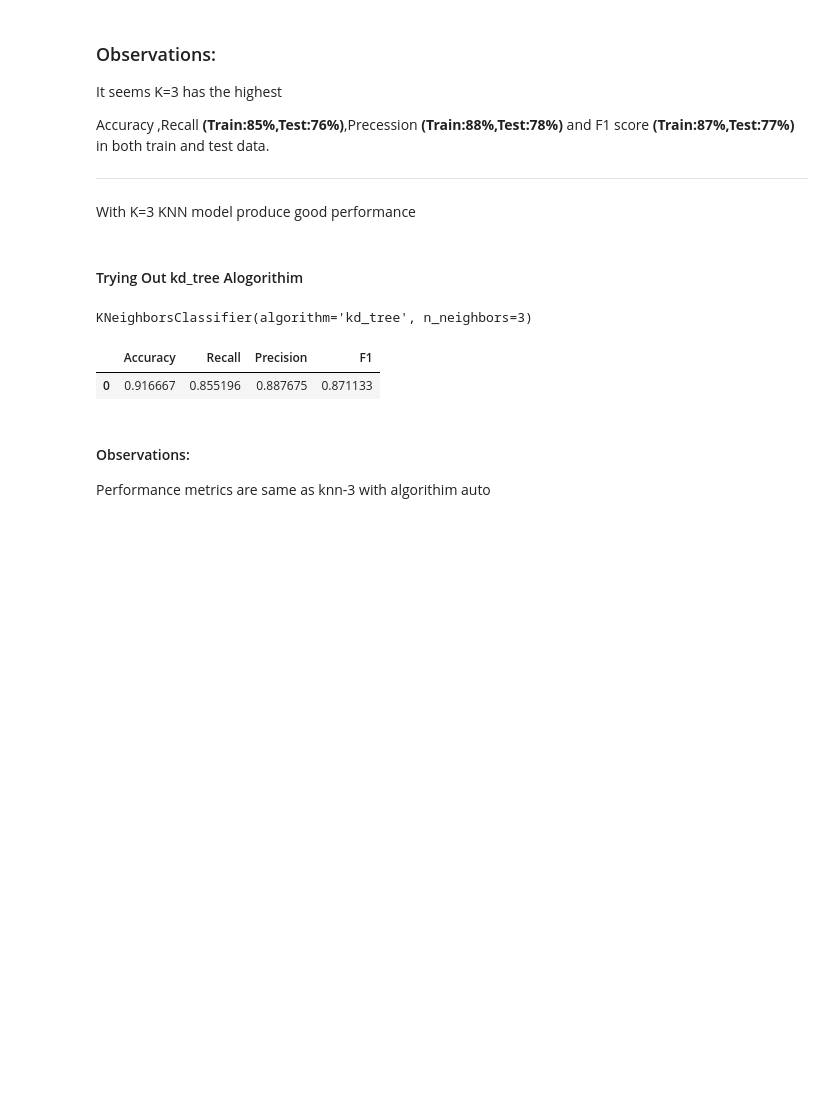
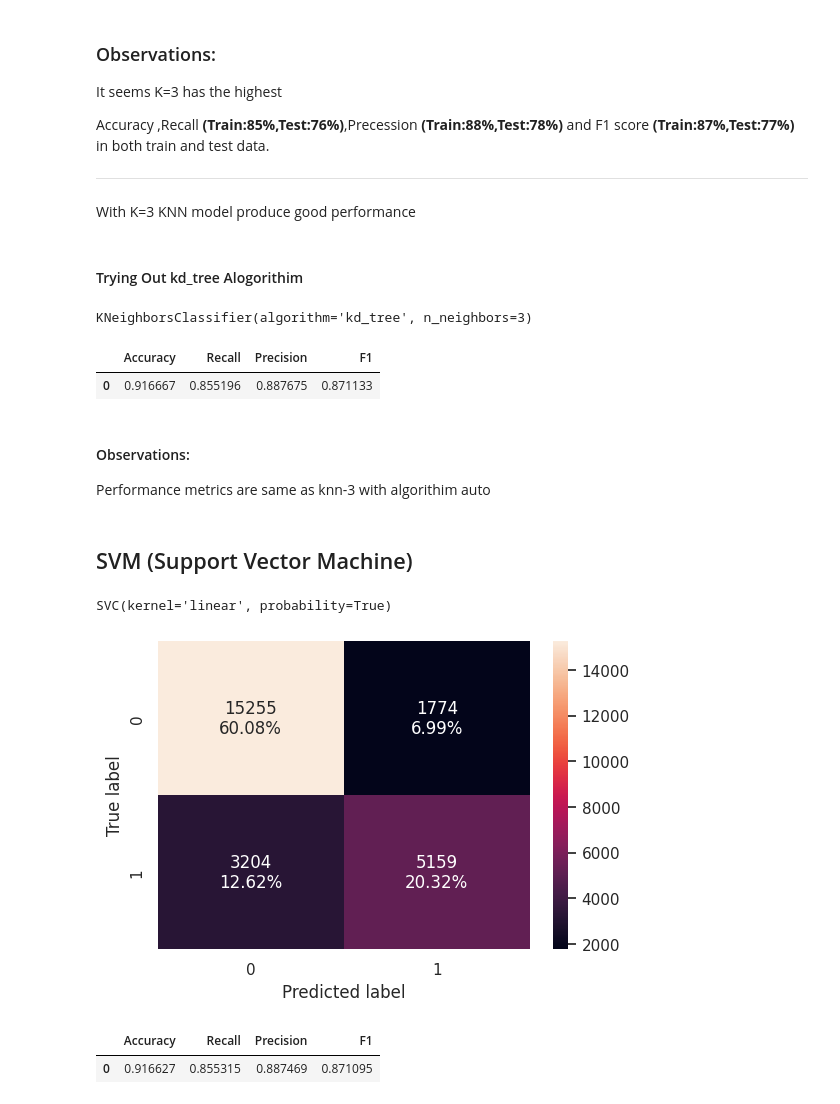
Before and after one commit to Rajesh2015/inn-hotels-bookings, a Jupyter notebook: inn_hotel_bookings_solution.ipynb, the cells around one changed output. Saved outputs shown, nothing was run; the diff lists cells and outputs as text; code cells hidden in the pictures; blank space fills up the shorter version.

```diff
--- a/inn_hotel_bookings_solution.ipynb
+++ b/inn_hotel_bookings_solution.ipynb
@@ -2367,3 +2369,31 @@ knn_kde_tree_performance_precesion_recall_threshold_test
 # %% [markdown]
 #### Observations:
 Performance metrics are same as knn-3 with algorithim auto
+# %% [markdown]
+## SVM (Support Vector Machine)
+# %%
+# Divide the data in to train and testset this will be used for svm
+X_train_svm, X_test_svm, y_train_svm, y_test_svm = split_train_test(df, target_column='booking_status',test_size=0.3,add_constant=False)
+# %%
+# Initialize the scaler
+scaler = StandardScaler()
+# Fit the scaler on training data and transform the training set (we will use it )
+X_train_svm_scaled = scaler.fit_transform(X_train_svm)
+# Transform the test data to avoid data leakage we donot fit it
+X_test_svm_scaled = scaler.transform(X_test_svm)
+# %%
+# fitting SVM model
+svm = SVC(kernel='linear',probability=True)
+svm.fit(X_train_svm_scaled,y_train_svm)
+# %% [output]
+SVC(kernel='linear', probability=True)
+# %%
+confusion_matrix_sklearn(svm,  X_train_svm_scaled, y_train_svm)
+# %% [output]
+[figure, added]
+# %%
+svm_performance_precesion_recall_threshold_train=model_performance_classification_sklearn(model=knn_3, predictors=X_train_svm_scaled, target=y_train_svm)
+svm_performance_precesion_recall_threshold_train
+# %% [output]
+|  | Accuracy | Recall | Precision | F1 |
+| 0 | 0.916627 | 0.855315 | 0.887469 | 0.871095 |
```
Also changed, not shown: parts of 8 cells of this notebook.
